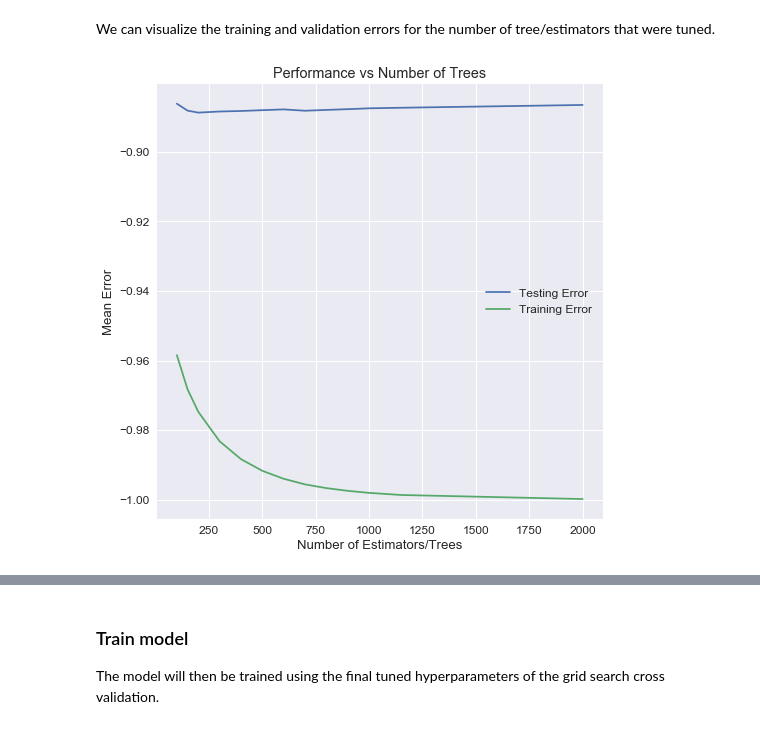
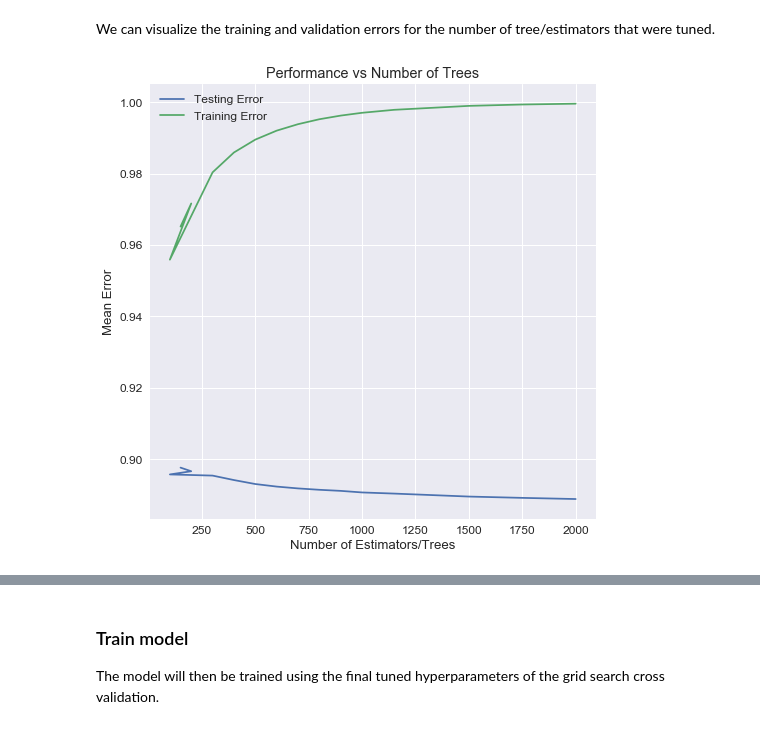
Before and after one commit to osaetinevbuoma/ames_housing_prices, a Jupyter notebook: ames_prediction.ipynb, the cells around one changed output, grey strips where cells are left out. Cells and saved outputs as stored; diff of their text form; code cells hidden in the pictures.

Commit message:
Re-engineered model edvelopment

```diff
--- a/ames_prediction.ipynb
+++ b/ames_prediction.ipynb
@@ -502,0 +540,6 @@ Series([], dtype: float64)
+# %%
+from sklearn.preprocessing import StandardScaler
+
+scaler = StandardScaler()
+X_train[scale_columns] = scaler.fit_transform(X_train[scale_columns])
+X_test[scale_columns] = scaler.transform(X_test[scale_columns])
@@ -611,14 +655,15 @@ from sklearn.model_selection import RandomizedSearchCV
 It is important to note that `RandomizedSearchCV` can give different hyperparameter combination when run multiple time.
 # %%
 scoring = 'r2'
-n_iter = 50
+n_iter = 100
 n_jobs = -1
-param_distributions = { 'learning_rate': [0.001, 0.01, 0.1, 1, 10, 100], 'min_samples_leaf': np.arange(1, 10),
-                        'min_samples_split': np.arange(2, 10), 'max_depth': np.arange(1, 10) }
+param_distributions = { 'learning_rate': [0.001, 0.01, 0.1, 1], 'min_samples_leaf': np.arange(1, 11),
+                        'min_samples_split': np.arange(2, 11), 'max_depth': np.arange(1, 11),
+                       'max_features': ['auto', 'sqrt', 'log2', None] }
 
 model = GradientBoostingRegressor(random_state=random_state)
 random_search = RandomizedSearchCV(model, param_distributions=param_distributions, n_iter=n_iter, scoring=scoring,
-                                   n_jobs=n_jobs, cv=cv, verbose=1)
+                                   n_jobs=n_jobs, cv=cv, verbose=1, return_train_score=True)
 random_search.fit(X_train, y_train)
 # %% [output]
 Fitting 10 folds for each of 50 candidates, totalling 500 fits
@@ -678,9 +723,10 @@ random_search_results
 
 The tuned hyperparameters from `RandomizedSearchCV` will be further tuned using `GridSearchCV`. The parameter we are interested in tuning using `GridSearchCV` is the `n_estimators` hyperparameter. `n_estimators` is the number of boosting stage to perform and since gradient boosting is susceptible to overfitting, we will tune of high values of `n_estimators`. We are using grid search for tuning because, unlike randomized search cross validation that randomly pick hypterparameters to tune, grid search cross validation combines all combinations of hyperparameters to determine the optimum combination.
 # %%
-param_grid = [{ 'n_estimators': [100, 150, 200, 300, 400, 500, 600, 700, 800, 900, 1000, 1150, 2000] }]
+param_grid = [{ 'n_estimators': [100, 150, 200, 300, 400, 500, 600, 700, 800, 900, 1000, 1150, 1500, 1750, 2000] }]
 
+model = GradientBoostingRegressor(random_state=random_state)
 grid_search = GridSearchCV(random_search.best_estimator_, param_grid, cv=cv, scoring=scoring,
-                           n_jobs=n_jobs, verbose=1)
+                           n_jobs=n_jobs, verbose=1, return_train_score=True)
 grid_search.fit(X_train, y_train)
 # %% [output]
@@ -712,6 +758,6 @@ GradientBoostingRegressor(alpha=0.9, criterion='friedman_mse', init=None,
              subsample=1.0, verbose=0, warm_start=False)
 # %%
-grid_search_results = pd.DataFrame(grid_search.cv_results_)
+grid_search_results = pd.DataFrame(grid_search.cv_results_).sort_values('mean_test_score', ascending=False)
 grid_search_results
 # %% [output]
 |  | mean_fit_time | std_fit_time | mean_score_time | std_score_time | param_n_estimators | params | ... |
@@ -733,14 +781,14 @@ grid_search_results
 We can visualize the training and validation errors for the number of tree/estimators that were tuned.
 # %%
 plt.figure(figsize=(8, 8))
-plt.plot(grid_search_results['param_n_estimators'], -1*grid_search_results['mean_test_score'],
+plt.plot(grid_search_results['param_n_estimators'], grid_search_results['mean_test_score'],
          label='Testing Error')
-plt.plot(grid_search_results['param_n_estimators'], -1*grid_search_results['mean_train_score'],
+plt.plot(grid_search_results['param_n_estimators'], grid_search_results['mean_train_score'],
          label='Training Error')
 plt.xlabel('Number of Estimators/Trees')
 plt.ylabel('Mean Error')
 plt.legend()
 plt.title('Performance vs Number of Trees')
 plt.show()
 # %% [output]
-[figure, old version]
+[figure, new version]
```
Also changed, not shown: parts of 50 cells of this notebook, 2 other files.
